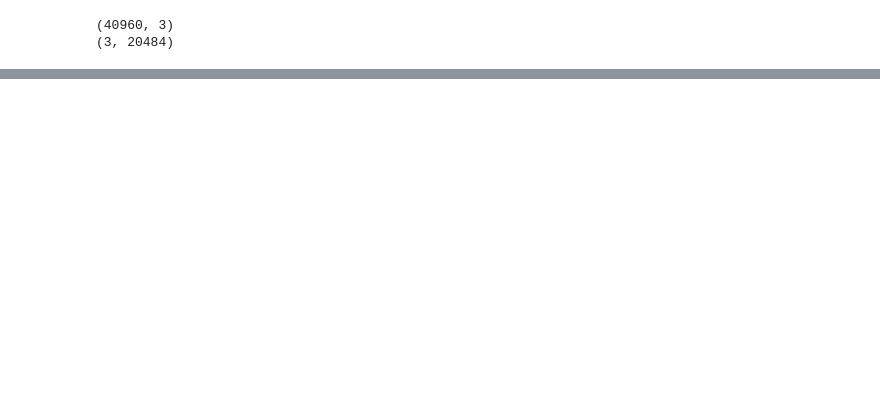
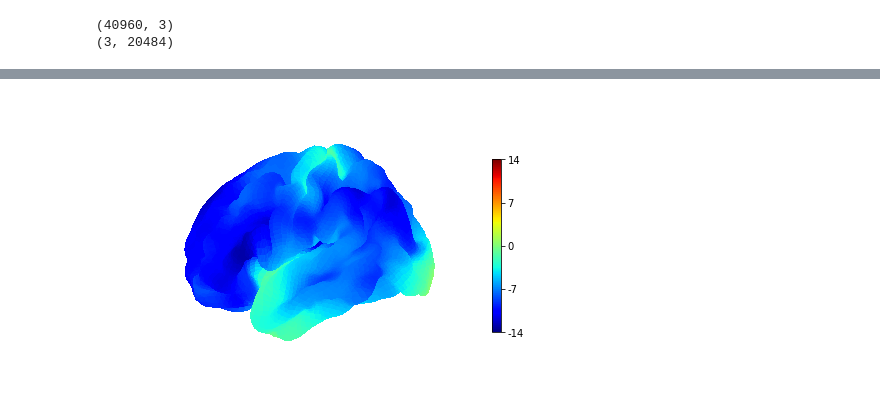
Before and after one commit to MICA-MNI/BrainStat, a Jupyter notebook: surfstat/surfstat_tutorial/surfstat_example.ipynb, the cells around one changed output, grey strips where cells are left out. Saved outputs shown, nothing was run; the diff lists cells and outputs as text; code cells hidden in the pictures; blank space fills up the shorter version.

```diff
--- a/surfstat/surfstat_tutorial/surfstat_example.ipynb
+++ b/surfstat/surfstat_tutorial/surfstat_example.ipynb
@@ -67,9 +41,12 @@ AttributeError: 'dict' object has no attribute 'n_points'
 # %%
-SW_mat = surfstat_eng.SurfStatAvSurf(['fsaverage5/lh.white', 'fsaverage5/rh.white'] )
+from nibabel.freesurfer.io import read_geometry
+
+SW_surf_L = read_geometry('fsaverage5/lh.white')
+SW_surf_R = read_geometry('fsaverage5/rh.white')
 
 SW = {}
-SW['tri'] = np.array(SW_mat['tri'])
-SW['coord'] = np.array(SW_mat['coord'])
+SW['tri'] = np.concatenate((SW_surf_L[1]+1, 10242 + SW_surf_R[1]+1))
+SW['coord'] = np.concatenate((SW_surf_L[0].T, SW_surf_R[0].T), axis=1)
 
 print(SW['tri'].shape)
 print(SW['coord'].shape)
@@ -239,0 +111,29 @@ a['image_files'][0]
+# %%
+from SurfStatLinMod import py_SurfStatLinMod
+from SurfStatT import py_SurfStatT
+from term import Term
+
+# first code some variables of interest
+A = Term(a['demographics']['AGE'])
+
+# then build a model
+M = 1 + A
+
+# estimate the model parameter slm
+
+slm = py_SurfStatLinMod(T, M, SW);
+
+# specify the contrast
+slm['df'] =np.array([slm['df']])
+contrast = np.array(a['demographics']['AGE'])
+contrast = contrast.reshape(len(contrast),1)
+
+slm = py_SurfStatT(slm, contrast )
+# %%
+figure = plot_surf_stat_map(fs5.pial_left, slm['t'][0,0:10242],
+                            hemi='left',
+                            bg_map=fs5['sulc_left'],
+                            cmap = 'jet',
+                            threshold = None)
+# %% [output]
+[figure, added]
```
Also changed, not shown: parts of 52 cells of this notebook.
